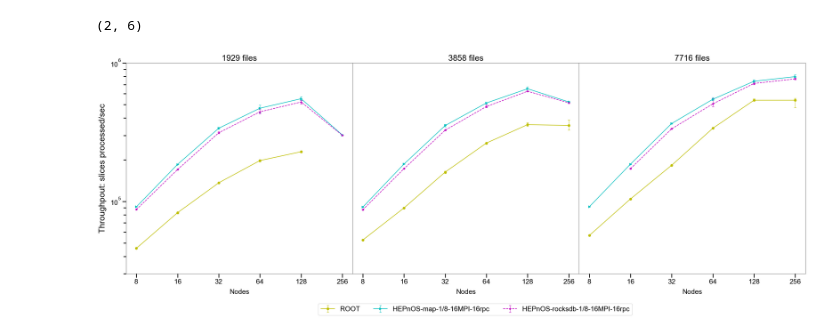
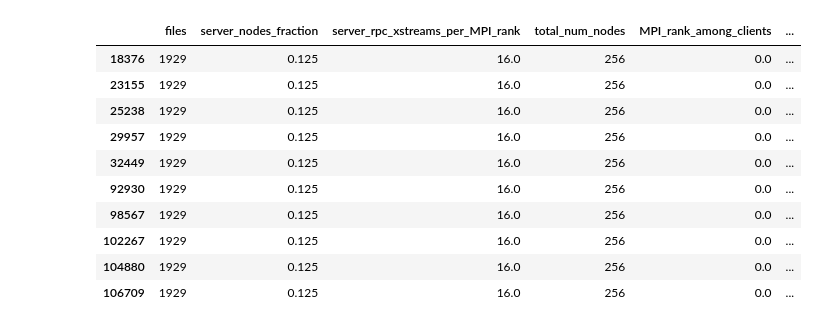
Before and after one commit to HEPonHPC/hepnos_eventselection, a Jupyter notebook: scaling/final/compare_slice_throughput.ipynb, the cells around one changed output. Drawn from its saved outputs; the diff is of its cells as text; code cells hidden in the pictures.

```diff
--- a/scaling/final/compare_slice_throughput.ipynb
+++ b/scaling/final/compare_slice_throughput.ipynb
@@ -34,57 +7,0 @@ ssd_h_s1by8_16ranks_1929_slices_per_sec_mean.shape
-# %%
-ssd_h_s1by8_16ranks_1929_slices_per_sec_errs.shape
-# %% [output]
-(2, 6)
-# %%
-nodes = np.array([8,16,32,64,128,256])
-
-mpl.rcParams['font.family'] = 'Arial'
-plt.rcParams['font.size'] = 18
-plt.rcParams['axes.linewidth'] = 0.5
-mpl.rcParams['lines.markersize'] = 6
-
-f,ax = plt.subplots(1,3)
-f.set_size_inches(32,10)
-f.subplots_adjust(wspace=0)
-
-_elinewidth = 0.75
-_capsize = 3
-
-ax[0].set_title('1929 files')
-ax[0].errorbar(np.arange(5), root_1929_slices_per_sec_mean[:-1], yerr=root_1929_slices_per_sec_errs[:, :-1], fmt='y-o', ecolor='y', elinewidth=_elinewidth, capsize=_capsize, label='ROOT')
-ax[0].errorbar(np.arange(6), hepnos_s1by8_16ranks_1929_slices_per_sec_mean, yerr=hepnos_s1by8_16ranks_1929_slices_per_sec_errs, fmt='c->', ecolor='c', elinewidth=_elinewidth, capsize=_capsize, label='HEPnOS-map-1/8')
-ax[0].errorbar(np.arange(6), ssd_h_s1by8_16ranks_1929_slices_per_sec_mean, yerr=ssd_h_s1by8_16ranks_1929_slices_per_sec_errs, fmt='m--*', ecolor='m', elinewidth=_elinewidth, capsize=_capsize, label='HEPnOS-rocksdb-1/8-ms1n')
-
-ax[1].set_title('3858 files')
-ax[1].errorbar(np.arange(6), root_3858_slices_per_sec_mean, yerr=root_3858_slices_per_sec_errs, fmt='y-o', ecolor='y', elinewidth=_elinewidth, capsize=_capsize, label='ROOT')
-ax[1].errorbar(np.arange(6), hepnos_s1by8_16ranks_3858_slices_per_sec_mean, yerr=hepnos_s1by8_16ranks_3858_slices_per_sec_errs, fmt='c->', ecolor='c', elinewidth=_elinewidth, capsize=_capsize, label='HEPnOS-map-1/8-16MPI-16rpc')
-ax[1].errorbar(np.arange(6), ssd_h_s1by8_16ranks_3858_slices_per_sec_mean, yerr=ssd_h_s1by8_16ranks_3858_slices_per_sec_errs, fmt='m--*', ecolor='m', elinewidth=_elinewidth, capsize=_capsize, label='HEPnOS-rocksdb-1/8-16MPI-16rpc')
-
-ax[2].set_title('7716 files')
-ax[2].errorbar(np.arange(6), root_7716_slices_per_sec_mean, yerr=root_7716_slices_per_sec_errs, fmt='y-o', ecolor='y', elinewidth=_elinewidth, capsize=_capsize, label='ROOT')
-ax[2].errorbar(np.arange(6), hepnos_s1by8_16ranks_7716_slices_per_sec_mean, yerr=hepnos_s1by8_16ranks_7716_slices_per_sec_errs, fmt='c->', ecolor='c', elinewidth=_elinewidth, capsize=_capsize, label='HEPnOS-map-1/8')
-ax[2].errorbar(np.arange(6)[1:], ssd_h_s1by8_16ranks_7716_slices_per_sec_mean[1:], yerr=ssd_h_s1by8_16ranks_7716_slices_per_sec_errs[:,1:], fmt='m--*', ecolor='m', elinewidth=_elinewidth, capsize=_capsize, label='HEPnOS-rocksdb-1/8-ms1n')
-
-# Common legend for all plots!
-lgd = ax[1].legend(bbox_to_anchor=(1.25, -0.125), ncol=4)
-
-for _ax in ax:
-    _ax.set_xticks(np.arange(6))
-    _ax.set_xticklabels(nodes)
-    _ax.set_xlabel('Nodes', labelpad=10)
-    _ax.set_yscale('log', base=10)
-    _ax.set_ylim(3*10**4,10**6)
-    _ax.xaxis.set_tick_params(which='major', size=10, width=2)
-    _ax.xaxis.set_tick_params(which='minor', size=7, width=2)
-    _ax.yaxis.set_tick_params(which='major', size=10, width=2)
-    _ax.yaxis.set_tick_params(which='minor', size=7, width=2)
-    if _ax==ax[0]:
-        _ax.set_ylabel('Throughpout: slices processed/sec', labelpad=10, size=22)
-    else:
-        _ax.yaxis.set_ticklabels([])
-        _ax.yaxis.set_ticks([])
-        _ax.yaxis.set_ticks([], minor=True)
-
-#plt.savefig("compare_slice_throughput.png.png", dpi=250, bbox_inches="tight")
-# %% [output]
-[figure, removed]
@@ -90,0 +48,20 @@ for _ax in ax:
+# %%
+times_combined[(times_combined["total_num_nodes"] == 256) &
+               (times_combined["files"] == 1929) &
+               (
+                   (times_combined["MPI_rank_among_clients"] == 0) |
+                   (times_combined["MPI_rank_among_clients"].isna())
+               )
+              ]
+# %% [output]
+|  | files | server_nodes_fraction | server_rpc_xstreams_per_MPI_rank | total_num_nodes | MPI_rank_among_clients | ... |
+| 18376 | 1929 | 0.125 | 16.0 | 256 | 0.0 | ... |
+| 23155 | 1929 | 0.125 | 16.0 | 256 | 0.0 | ... |
+| 25238 | 1929 | 0.125 | 16.0 | 256 | 0.0 | ... |
+| 29957 | 1929 | 0.125 | 16.0 | 256 | 0.0 | ... |
+| 32449 | 1929 | 0.125 | 16.0 | 256 | 0.0 | ... |
+| 92930 | 1929 | 0.125 | 16.0 | 256 | 0.0 | ... |
+| 98567 | 1929 | 0.125 | 16.0 | 256 | 0.0 | ... |
+| 102267 | 1929 | 0.125 | 16.0 | 256 | 0.0 | ... |
+| 104880 | 1929 | 0.125 | 16.0 | 256 | 0.0 | ... |
+| 106709 | 1929 | 0.125 | 16.0 | 256 | 0.0 | ... |
```
Also changed, not shown: parts of 11 cells of this notebook, 4 other files.
